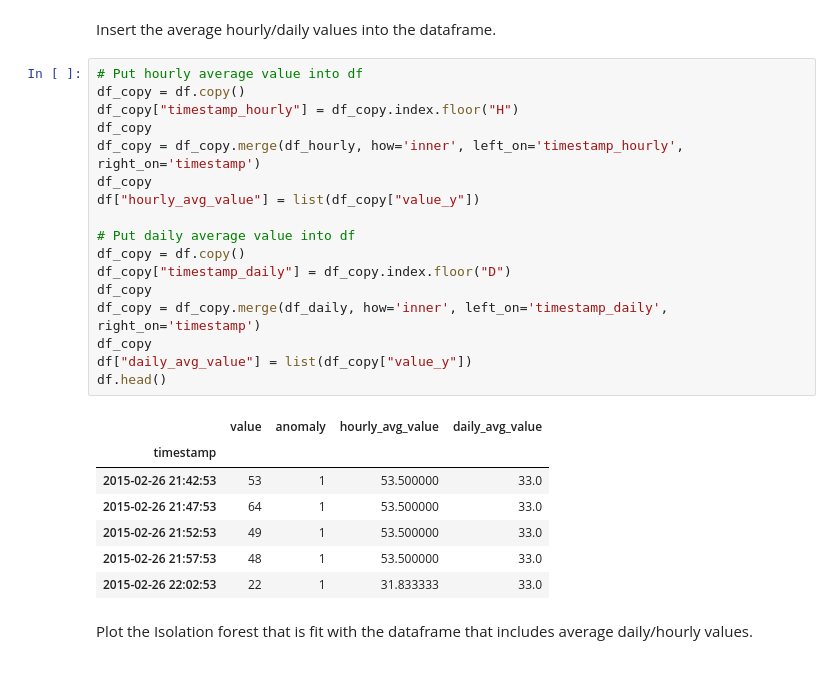
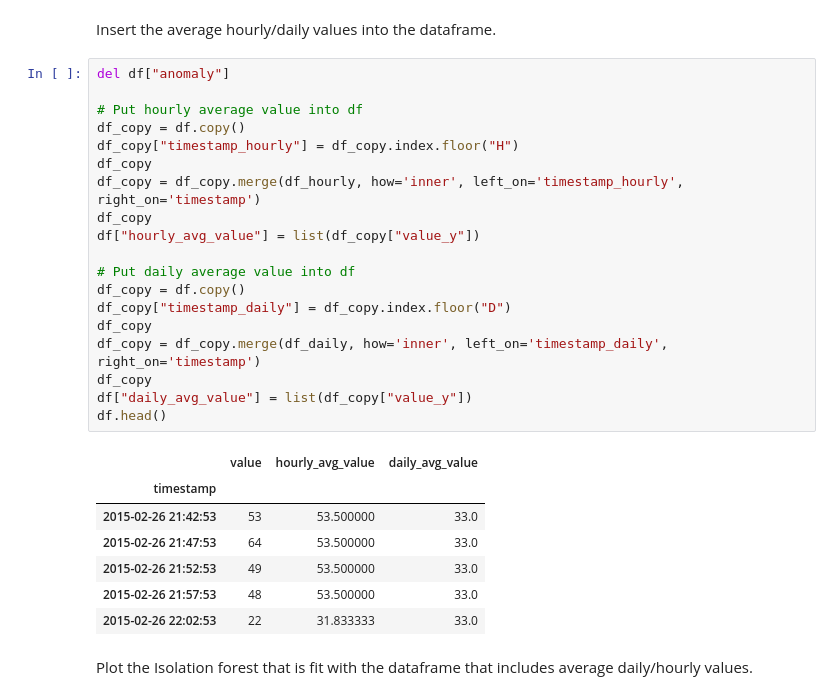
Before and after one commit to alexmkunz/EECS731Project6, a Jupyter notebook: notebooks/anomalyDetection.ipynb, the cells around one changed output. Cells and saved outputs as stored; diff of their text form.

```diff
--- a/notebooks/anomalyDetection.ipynb
+++ b/notebooks/anomalyDetection.ipynb
@@ -247,30 +256,32 @@ df_daily.head()
 # %% [markdown]
 Insert the average hourly/daily values into the dataframe.
 # %%
+del df["anomaly"]
+
 # Put hourly average value into df
 df_copy = df.copy()
 df_copy["timestamp_hourly"] = df_copy.index.floor("H")
 df_copy
 df_copy = df_copy.merge(df_hourly, how='inner', left_on='timestamp_hourly', right_on='timestamp')
 df_copy
 df["hourly_avg_value"] = list(df_copy["value_y"])
 
 # Put daily average value into df
 df_copy = df.copy()
 df_copy["timestamp_daily"] = df_copy.index.floor("D")
 df_copy
 df_copy = df_copy.merge(df_daily, how='inner', left_on='timestamp_daily', right_on='timestamp')
 df_copy
 df["daily_avg_value"] = list(df_copy["value_y"])
 df.head()
 # %% [output]
-|  | value | anomaly | hourly_avg_value | daily_avg_value |
-| timestamp |  |  |  |  |
-| 2015-02-26 21:42:53 | 53 | 1 | 53.500000 | 33.0 |
-| 2015-02-26 21:47:53 | 64 | 1 | 53.500000 | 33.0 |
-| 2015-02-26 21:52:53 | 49 | 1 | 53.500000 | 33.0 |
-| 2015-02-26 21:57:53 | 48 | 1 | 53.500000 | 33.0 |
-| 2015-02-26 22:02:53 | 22 | 1 | 31.833333 | 33.0 |
+|  | value | hourly_avg_value | daily_avg_value |
+| timestamp |  |  |  |
+| 2015-02-26 21:42:53 | 53 | 53.500000 | 33.0 |
+| 2015-02-26 21:47:53 | 64 | 53.500000 | 33.0 |
+| 2015-02-26 21:52:53 | 49 | 53.500000 | 33.0 |
+| 2015-02-26 21:57:53 | 48 | 53.500000 | 33.0 |
+| 2015-02-26 22:02:53 | 22 | 31.833333 | 33.0 |
 # %% [markdown]
 Plot the Isolation forest that is fit with the dataframe that includes average daily/hourly values.
 # %%
```
Also changed, not shown: parts of 5 cells of this notebook.
